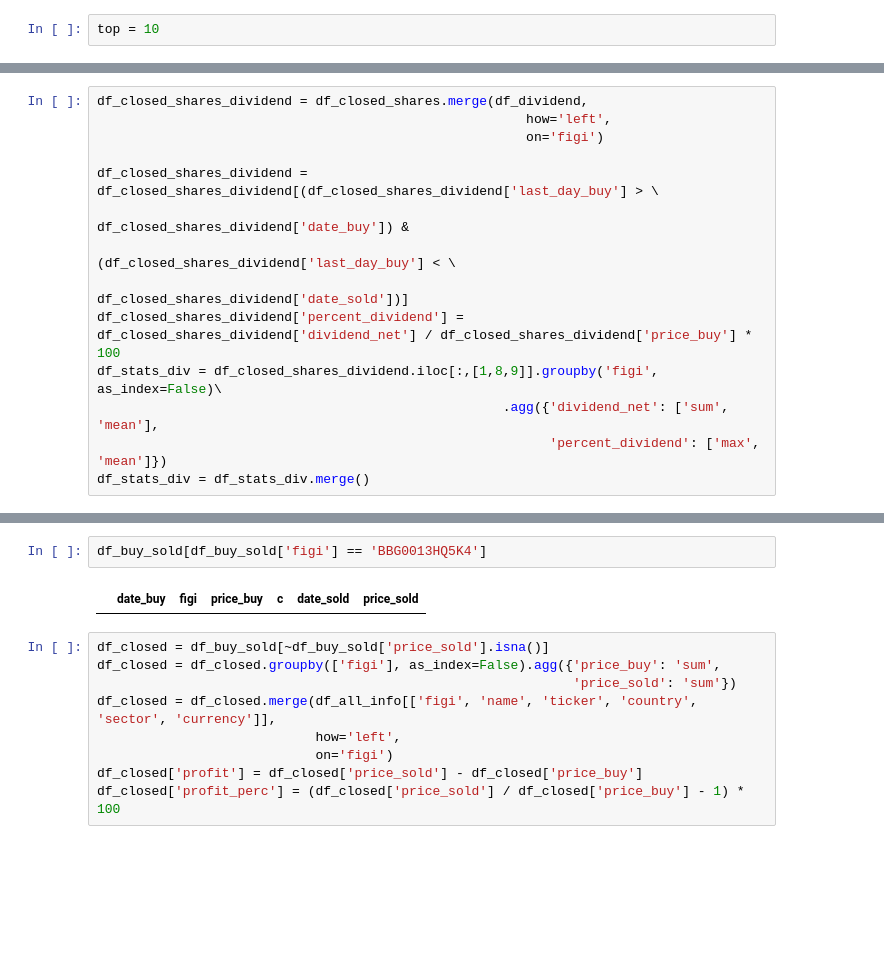
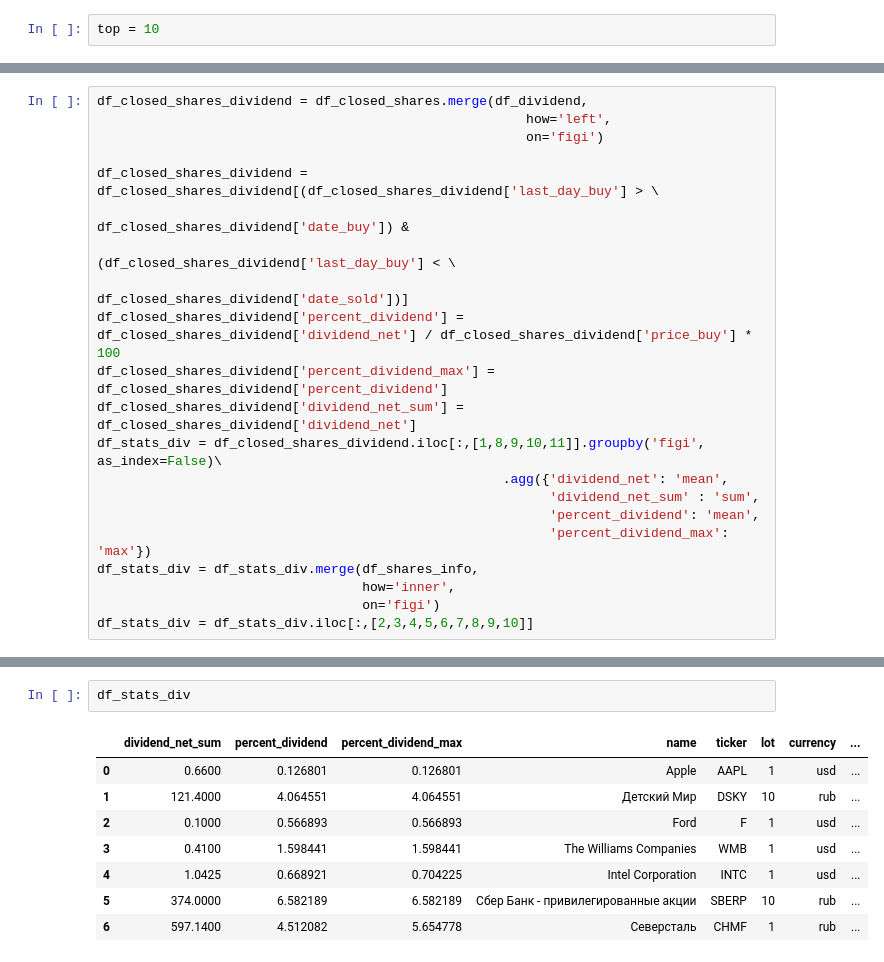
Before and after one commit to VNEShi/tinkoff-invest, a Jupyter notebook: Статистика Тинькоф инвестиций.ipynb, the cells around one changed output, grey strips where cells are left out. Saved outputs shown, nothing was run; the diff lists cells and outputs as text; blank space fills up the shorter version.

```diff
--- a/Статистика Тинькоф инвестиций.ipynb
+++ b/Статистика Тинькоф инвестиций.ipynb
@@ -372,7 +368,14 @@ df_closed_shares_dividend = df_closed_shares_dividend[(df_closed_shares_dividend
                                                       (df_closed_shares_dividend['last_day_buy'] < \
                                                                    df_closed_shares_dividend['date_sold'])]
 df_closed_shares_dividend['percent_dividend'] = df_closed_shares_dividend['dividend_net'] / df_closed_shares_dividend['price_buy'] * 100
-df_stats_div = df_closed_shares_dividend.iloc[:,[1,8,9]].groupby('figi', as_index=False)\
-                                                    .agg({'dividend_net': ['sum', 'mean'],
-                                                          'percent_dividend': ['max', 'mean']})
-df_stats_div = df_stats_div.merge()
+df_closed_shares_dividend['percent_dividend_max'] = df_closed_shares_dividend['percent_dividend']
+df_closed_shares_dividend['dividend_net_sum'] = df_closed_shares_dividend['dividend_net']
+df_stats_div = df_closed_shares_dividend.iloc[:,[1,8,9,10,11]].groupby('figi', as_index=False)\
+                                                    .agg({'dividend_net': 'mean',
+                                                          'dividend_net_sum' : 'sum',
+                                                          'percent_dividend': 'mean',
+                                                          'percent_dividend_max': 'max'})
+df_stats_div = df_stats_div.merge(df_shares_info,
+                                  how='inner',
+                                  on='figi')
+df_stats_div = df_stats_div.iloc[:,[2,3,4,5,6,7,8,9,10]]
@@ -405,13 +382,11 @@ df_all_info[df_all_info['sector'].isna()]
-# %%
-df_buy_sold[df_buy_sold['figi'] == 'BBG0013HQ5K4']
-# %% [output]
-|  | date_buy | figi | price_buy | c | date_sold | price_sold |
-# %%
-df_closed = df_buy_sold[~df_buy_sold['price_sold'].isna()]
-df_closed = df_closed.groupby(['figi'], as_index=False).agg({'price_buy': 'sum',
-                                                             'price_sold': 'sum'})
-df_closed = df_closed.merge(df_all_info[['figi', 'name', 'ticker', 'country', 'sector', 'currency']],
-                            how='left',
-                            on='figi')
-df_closed['profit'] = df_closed['price_sold'] - df_closed['price_buy']
-df_closed['profit_perc'] = (df_closed['price_sold'] / df_closed['price_buy'] - 1) * 100
+# %%
+df_stats_div
+# %% [output]
+|  | dividend_net_sum | percent_dividend | percent_dividend_max | name | ticker | lot | currency | ... |
+| 0 | 0.6600 | 0.126801 | 0.126801 | Apple | AAPL | 1 | usd | ... |
+| 1 | 121.4000 | 4.064551 | 4.064551 | Детский Мир | DSKY | 10 | rub | ... |
+| 2 | 0.1000 | 0.566893 | 0.566893 | Ford | F | 1 | usd | ... |
+| 3 | 0.4100 | 1.598441 | 1.598441 | The Williams Companies | WMB | 1 | usd | ... |
+| 4 | 1.0425 | 0.668921 | 0.704225 | Intel Corporation | INTC | 1 | usd | ... |
+| 5 | 374.0000 | 6.582189 | 6.582189 | Сбер Банк - привилегированные акции | SBERP | 10 | rub | ... |
+| 6 | 597.1400 | 4.512082 | 5.654778 | Северсталь | CHMF | 1 | rub | ... |
```
Also changed, not shown: parts of 31 cells of this notebook.
